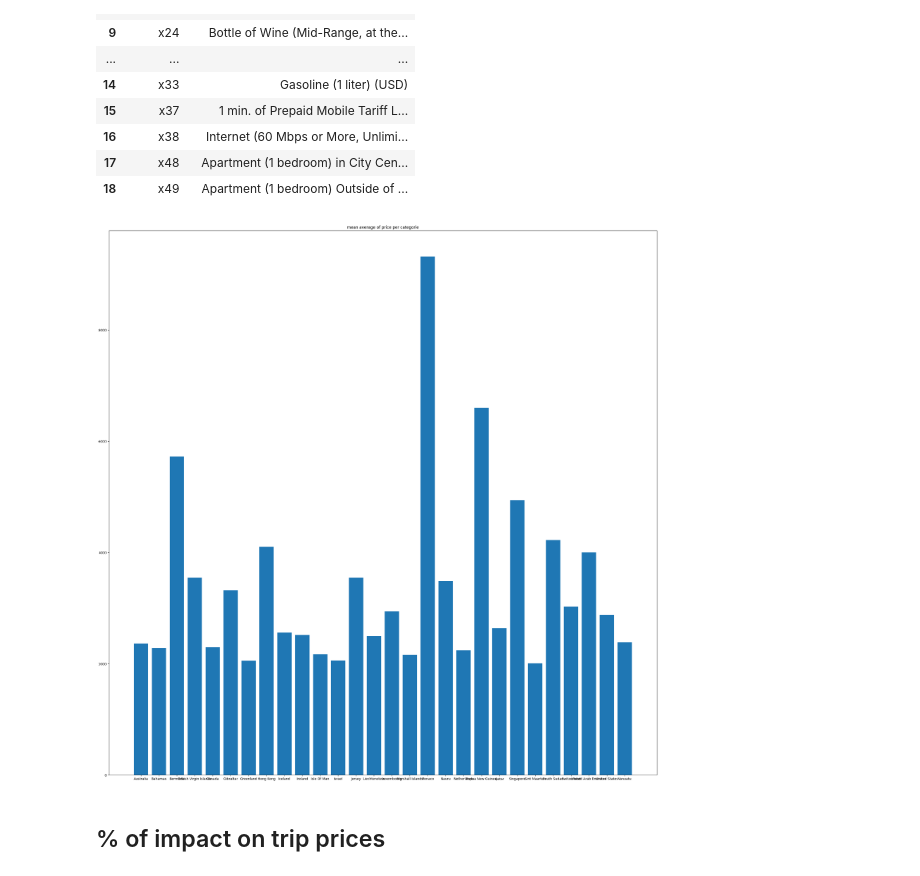
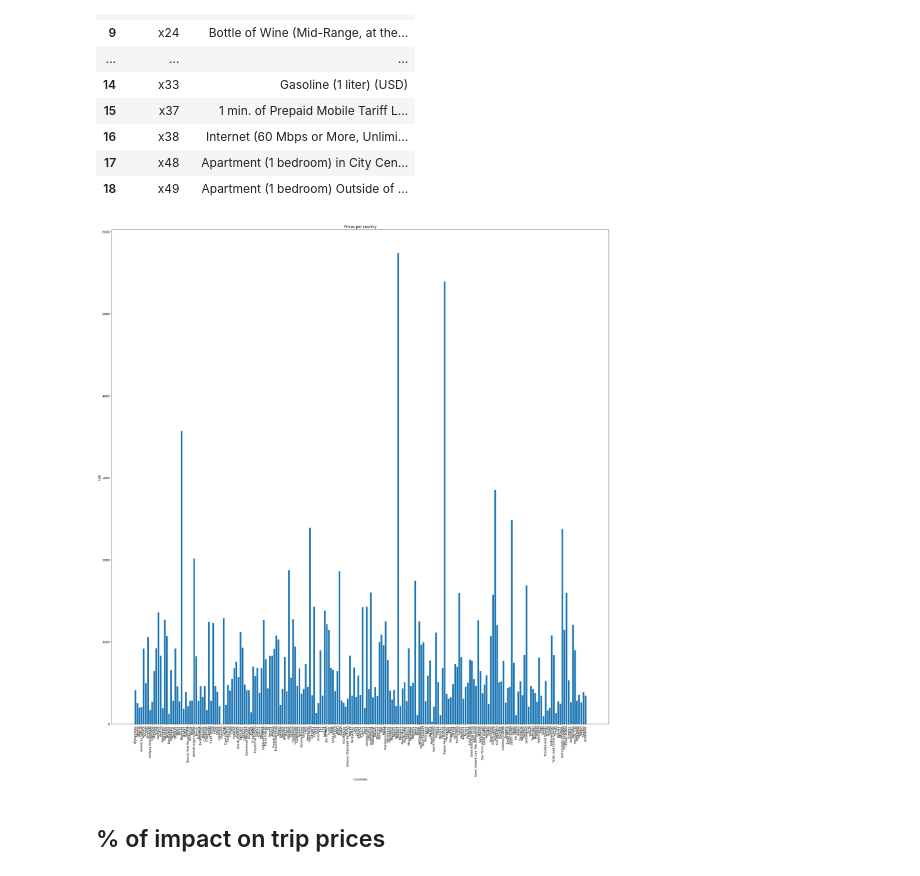
Before and after one commit to Sircarrasco/VAD.PROJETO, a Jupyter notebook: src/tst/dataset_analysis.ipynb, the cells around one changed output. Saved outputs shown, nothing was run; the diff lists cells and outputs as text; code cells hidden in the pictures.

Commit message:
Graphs corrected

```diff
--- a/src/tst/dataset_analysis.ipynb
+++ b/src/tst/dataset_analysis.ipynb
@@ -179,27 +179,32 @@ data2
 # sum all the columns for each row in the dataset
 data[aux].sum(axis=1)
 
+aux = ['x1', 'x2', 'x8', 'x38', 'x48']
+
 # add the sum to a new column in the dataset
-data["Average_cost"] = data[columns].sum(axis=1)
+data["Average_cost"] = data[aux].sum(axis=1)
 # %%
 # plot the mean of each country
 # create a list of values to plot
-aux = data.loc[data["Average_cost"] > 2000]
-values = aux["Average_cost"]
+values = data["Average_cost"]
 
 # create a list of labels for each value
-labels = aux.country
+labels = data.country
 
 #
 plt.figure(figsize=(30, 30))
 
 # create a bar plot
+plt.xticks(rotation=90)
+# create a bar plot
 plt.bar(labels, values)
+plt.ylabel('USD')
+plt.xlabel('Countries')
 
 # add a title to the chart
-plt.title('mean average of price per categorie')
+plt.title('Prices per country')
 
 # show the chart
 plt.show()
 # %% [output]
-[figure, old version]
+[figure, new version]
```
Also changed, not shown: parts of 5 cells of this notebook, 4 other files.
